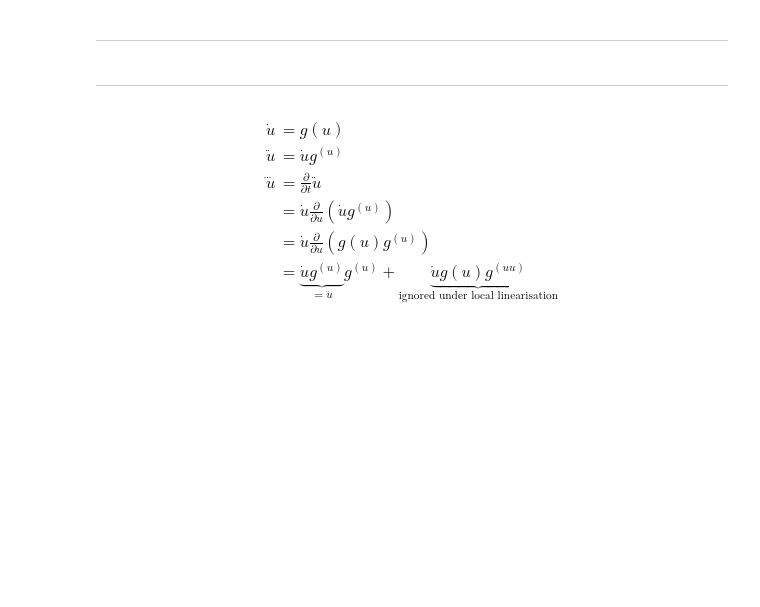
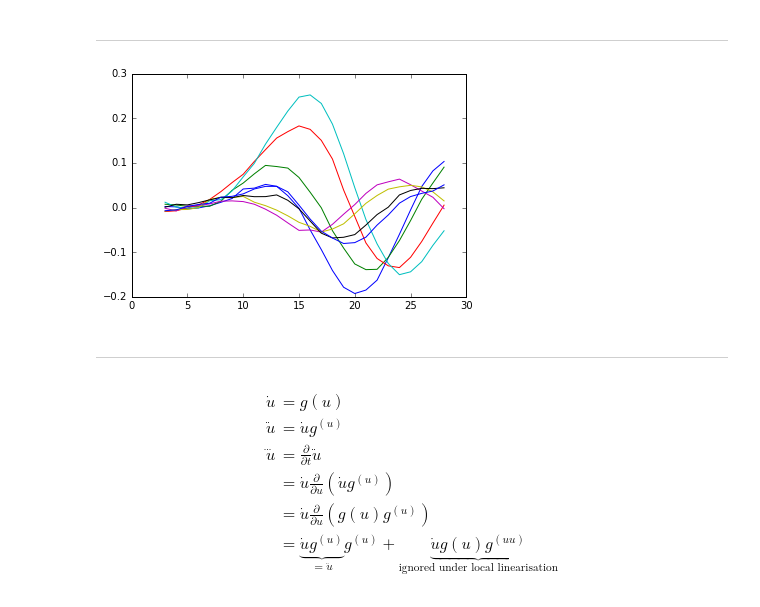
Before and after one commit to arayabrain/demtutorial, a Jupyter notebook: Laplace approximation for dynamic model.ipynb, the cells around one changed output. Saved outputs shown, nothing was run; the diff lists cells and outputs as text; code cells hidden in the pictures; blank space fills up the shorter version.

Commit message:
add: temporal embedding and autocorrelation

```diff
--- a/Laplace approximation for dynamic model.ipynb
+++ b/Laplace approximation for dynamic model.ipynb
@@ -847,0 +802,37 @@ xpredict = [f] + [xpredict[d] + Dot(fv, v[d + 1]) if d < Ed else xpredict[d] for
+# %%
+def get_temp_corr_G(En, gamma):
+    # temporal correlation matrix assuming Gaussian form
+    k = - np.ones(En)
+    n = np.ogrid[0:En]
+    k = k ** n
+    n = n * 2
+    x = gamma * np.sqrt(2)
+    r = np.zeros(En * 2 - 1)
+    r[n] = np.cumprod(1 - n) / (x ** n)
+    R = hankel(r[:En], r[En - 1:])
+    R = R * k[None].T  # +0 to remove 'negative zero'
+    return R, np.linalg.inv(R)
+
+def get_unembed_op(pts, En, dt=1):
+    # inverse temporal embedding operator
+    i, j = np.mgrid[1:pts + 1, 1:En + 1]
+    E = ((i - pts / 2.) * dt) ** (j - 1) / factorial(j - 1)
+
+    return E
+# %%
+R, _ = get_temp_corr_G(6, 1)
+E = get_unembed_op(6, 2)
+# %%
+from scipy.linalg import kron
+ee = kron(E, np.eye(4))
+dd = []
+tt = []
+for kk in range(26):
+    yy = Y[kk:kk+6].flatten()
+    zz = np.linalg.inv(ee.T.dot(ee)).dot(ee.T).dot(yy)
+    dd.append(zz)
+    tt.append(kk + 6 / 2.)
+# %%
+plt.plot(tt, np.asarray(dd));
+# %% [output]
+[figure, added]
```
Also changed, not shown: parts of 6 cells of this notebook.
